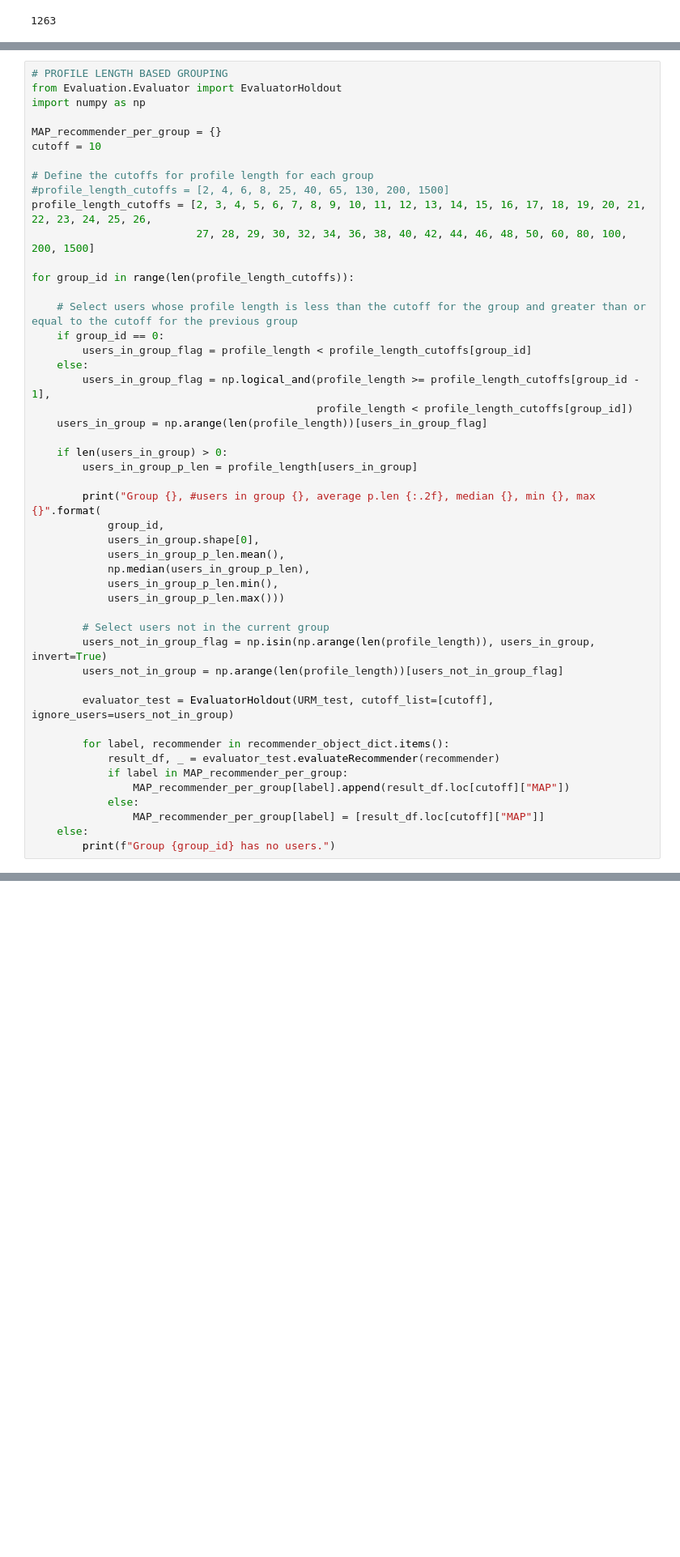
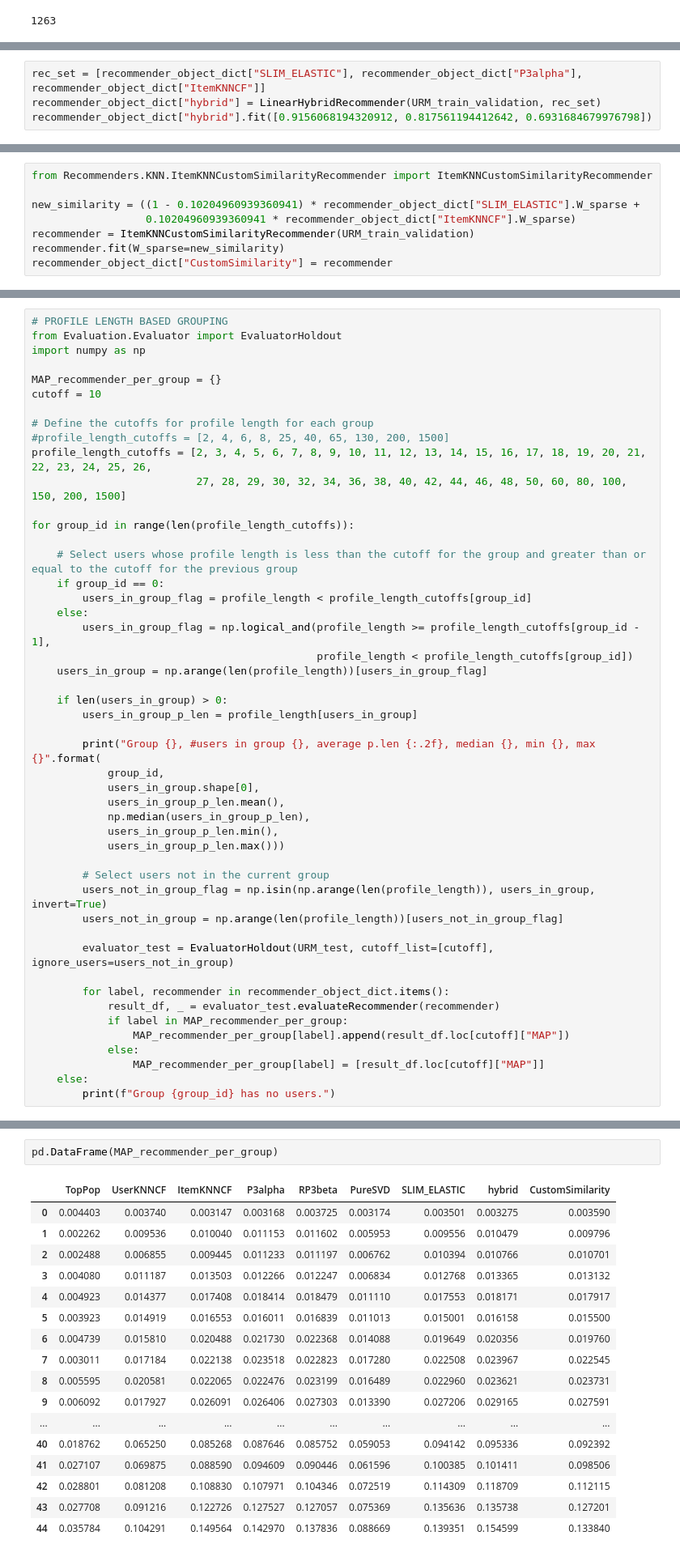
Before and after one commit to AlessandroVacca/RecSys-2023-polimi, a Jupyter notebook: algo-comparison-large.ipynb, the cells around one changed output, grey strips where cells are left out. Shown: that part at 81% size. Saved outputs shown, nothing was run; the diff lists cells and outputs as text; blank space fills up the shorter version.

```diff
--- a/algo-comparison-large.ipynb
+++ b/algo-comparison-large.ipynb
@@ -148,0 +149,4 @@ Similarity column 22222 (100.0%), 7657.49 column/sec. Elapsed time 2.90 sec
+# %%
+rec_set = [recommender_object_dict["SLIM_ELASTIC"], recommender_object_dict["P3alpha"], recommender_object_dict["ItemKNNCF"]]
+recommender_object_dict["hybrid"] = LinearHybridRecommender(URM_train_validation, rec_set)
+recommender_object_dict["hybrid"].fit([0.9156068194320912, 0.817561194412642, 0.6931684679976798])
@@ -148,0 +156,8 @@ Similarity column 22222 (100.0%), 7657.49 column/sec. Elapsed time 2.90 sec
+# %%
+from Recommenders.KNN.ItemKNNCustomSimilarityRecommender import ItemKNNCustomSimilarityRecommender
+
+new_similarity = ((1 - 0.10204960939360941) * recommender_object_dict["SLIM_ELASTIC"].W_sparse +
+                  0.10204960939360941 * recommender_object_dict["ItemKNNCF"].W_sparse)
+recommender = ItemKNNCustomSimilarityRecommender(URM_train_validation)
+recommender.fit(W_sparse=new_similarity)
+recommender_object_dict["CustomSimilarity"] = recommender
@@ -211,7 +211,7 @@ cutoff = 10
 # Define the cutoffs for profile length for each group
 #profile_length_cutoffs = [2, 4, 6, 8, 25, 40, 65, 130, 200, 1500]
 profile_length_cutoffs = [2, 3, 4, 5, 6, 7, 8, 9, 10, 11, 12, 13, 14, 15, 16, 17, 18, 19, 20, 21, 22, 23, 24, 25, 26,
-                          27, 28, 29, 30, 32, 34, 36, 38, 40, 42, 44, 46, 48, 50, 60, 80, 100, 200, 1500]
+                          27, 28, 29, 30, 32, 34, 36, 38, 40, 42, 44, 46, 48, 50, 60, 80, 100, 150, 200, 1500]
 
 for group_id in range(len(profile_length_cutoffs)):
 
@@ -371,3 +371,23 @@ print(pd.DataFrame(MAP_recommender_per_group))
+# %%
+pd.DataFrame(MAP_recommender_per_group)
+# %% [output]
+|  | TopPop | UserKNNCF | ItemKNNCF | P3alpha | RP3beta | PureSVD | SLIM_ELASTIC | hybrid | CustomSimilarity |
+| 0 | 0.004403 | 0.003740 | 0.003147 | 0.003168 | 0.003725 | 0.003174 | 0.003501 | 0.003275 | 0.003590 |
+| 1 | 0.002262 | 0.009536 | 0.010040 | 0.011153 | 0.011602 | 0.005953 | 0.009556 | 0.010479 | 0.009796 |
+| 2 | 0.002488 | 0.006855 | 0.009445 | 0.011233 | 0.011197 | 0.006762 | 0.010394 | 0.010766 | 0.010701 |
+| 3 | 0.004080 | 0.011187 | 0.013503 | 0.012266 | 0.012247 | 0.006834 | 0.012768 | 0.013365 | 0.013132 |
+| 4 | 0.004923 | 0.014377 | 0.017408 | 0.018414 | 0.018479 | 0.011110 | 0.017553 | 0.018171 | 0.017917 |
+| 5 | 0.003923 | 0.014919 | 0.016553 | 0.016011 | 0.016839 | 0.011013 | 0.015001 | 0.016158 | 0.015500 |
+| 6 | 0.004739 | 0.015810 | 0.020488 | 0.021730 | 0.022368 | 0.014088 | 0.019649 | 0.020356 | 0.019760 |
+| 7 | 0.003011 | 0.017184 | 0.022138 | 0.023518 | 0.022823 | 0.017280 | 0.022508 | 0.023967 | 0.022545 |
+| 8 | 0.005595 | 0.020581 | 0.022065 | 0.022476 | 0.023199 | 0.016489 | 0.022960 | 0.023621 | 0.023731 |
+| 9 | 0.006092 | 0.017927 | 0.026091 | 0.026406 | 0.027303 | 0.013390 | 0.027206 | 0.029165 | 0.027591 |
+| ... | ... | ... | ... | ... | ... | ... | ... | ... | ... |
+| 40 | 0.018762 | 0.065250 | 0.085268 | 0.087646 | 0.085752 | 0.059053 | 0.094142 | 0.095336 | 0.092392 |
+| 41 | 0.027107 | 0.069875 | 0.088590 | 0.094609 | 0.090446 | 0.061596 | 0.100385 | 0.101411 | 0.098506 |
+| 42 | 0.028801 | 0.081208 | 0.108830 | 0.107971 | 0.104346 | 0.072519 | 0.114309 | 0.118709 | 0.112115 |
+| 43 | 0.027708 | 0.091216 | 0.122726 | 0.127527 | 0.127057 | 0.075369 | 0.135636 | 0.135738 | 0.127201 |
+| 44 | 0.035784 | 0.104291 | 0.149564 | 0.142970 | 0.137836 | 0.088669 | 0.139351 | 0.154599 | 0.133840 |
 # %%
 df = pd.DataFrame(MAP_recommender_per_group)
 df.index[0]
```
Also changed, not shown: parts of 12 cells of this notebook.
